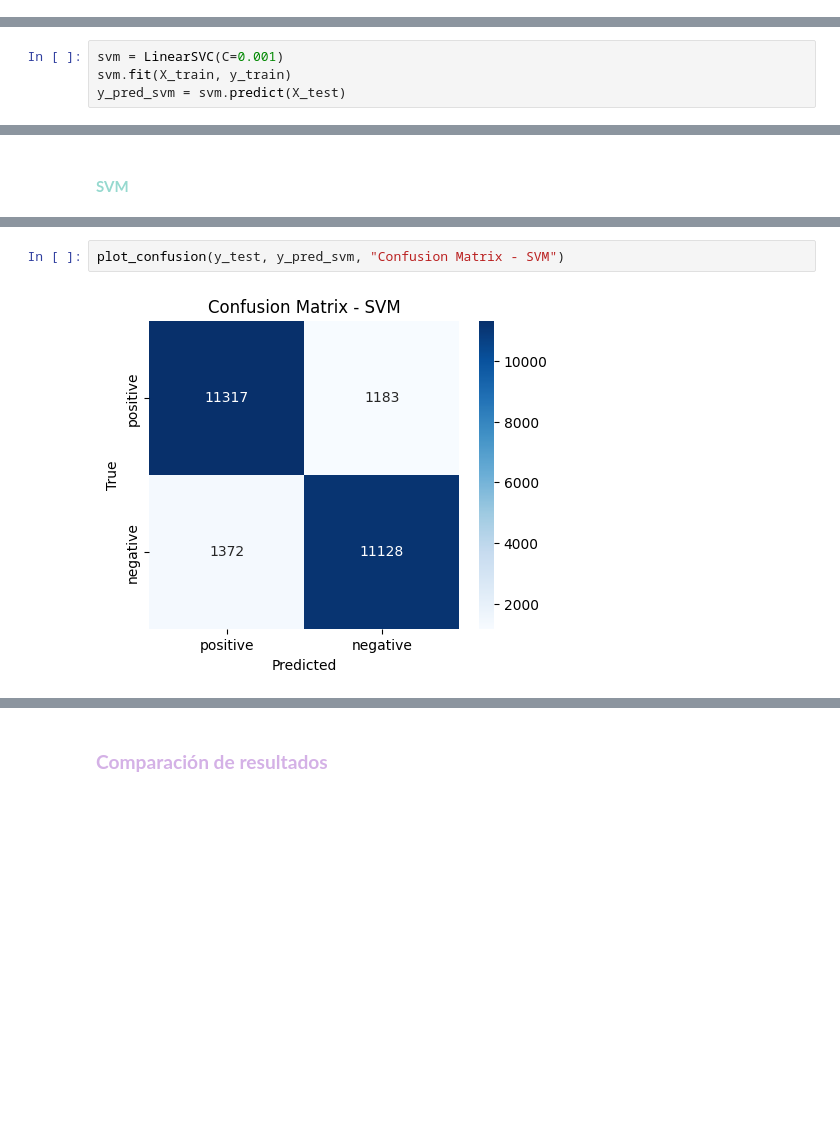
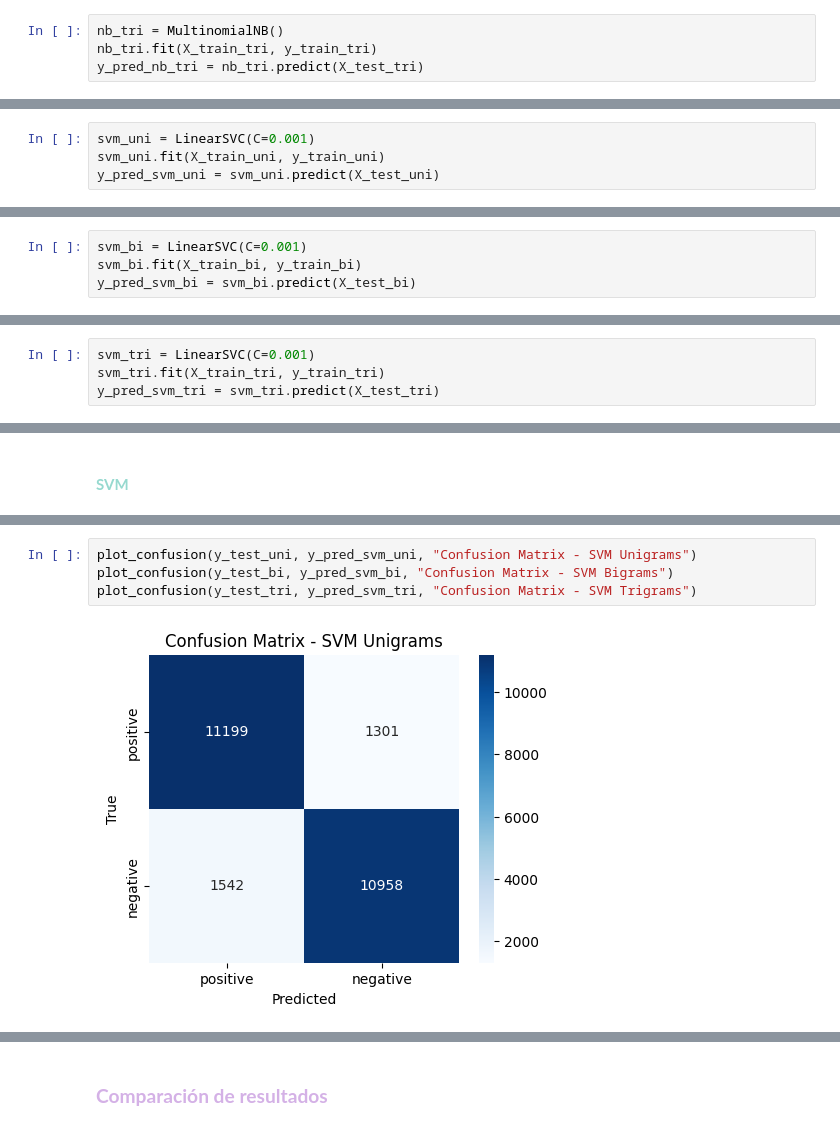
Before and after one commit to priscilacervantes25/Project-No.-1_N-grams, a Jupyter notebook: Project-No.1.ipynb, the cells around one changed output, grey strips where cells are left out. Cells and saved outputs as stored; diff of their text form; blank space fills up the shorter version.

```diff
--- a/Project-No.1.ipynb
+++ b/Project-No.1.ipynb
@@ -207,3 +241,7 @@ y_pred_nb = nb.predict(X_test)
+# %%
+nb_tri = MultinomialNB()
+nb_tri.fit(X_train_tri, y_train_tri)
+y_pred_nb_tri = nb_tri.predict(X_test_tri)
 # %% [markdown]
 Se entrenó un modelo Naive Bayes multinomial para clasificar las reseñas en positivas o negativas. Este modelo es adecuado para datos de conteo, como los vectores de n-grams, ya que estima la probabilidad de cada palabra dado el sentimiento de la reseña.
 # %% [markdown]
@@ -211,4 +251,4 @@ Se entrenó un modelo Naive Bayes multinomial para clasificar las reseñas en po
 # %%
-svm = LinearSVC(C=0.001)
-svm.fit(X_train, y_train)
-y_pred_svm = svm.predict(X_test)
+svm_uni = LinearSVC(C=0.001)
+svm_uni.fit(X_train_uni, y_train_uni)
+y_pred_svm_uni = svm_uni.predict(X_test_uni)
@@ -214,0 +257,4 @@ y_pred_svm = svm.predict(X_test)
+# %%
+svm_bi = LinearSVC(C=0.001)
+svm_bi.fit(X_train_bi, y_train_bi)
+y_pred_svm_bi = svm_bi.predict(X_test_bi)
@@ -215,3 +263,7 @@ y_pred_svm = svm.predict(X_test)
+# %%
+svm_tri = LinearSVC(C=0.001)
+svm_tri.fit(X_train_tri, y_train_tri)
+y_pred_svm_tri = svm_tri.predict(X_test_tri)
 # %% [markdown]
 Se utilizó Support Vector Machine Lineal, adecuado para matrices dispersas de alta dimensionalidad como las obtenidas con n-grams.
 
@@ -293,4 +365,6 @@ weighted avg       0.90      0.90      0.90     25000
 # %%
-plot_confusion(y_test, y_pred_svm, "Confusion Matrix - SVM")
+plot_confusion(y_test_uni, y_pred_svm_uni, "Confusion Matrix - SVM Unigrams")
+plot_confusion(y_test_bi, y_pred_svm_bi, "Confusion Matrix - SVM Bigrams")
+plot_confusion(y_test_tri, y_pred_svm_tri, "Confusion Matrix - SVM Trigrams")
 # %% [output]
-[figure, old version]
+[figure, new version]
```
Also changed, not shown: parts of 32 cells of this notebook.
